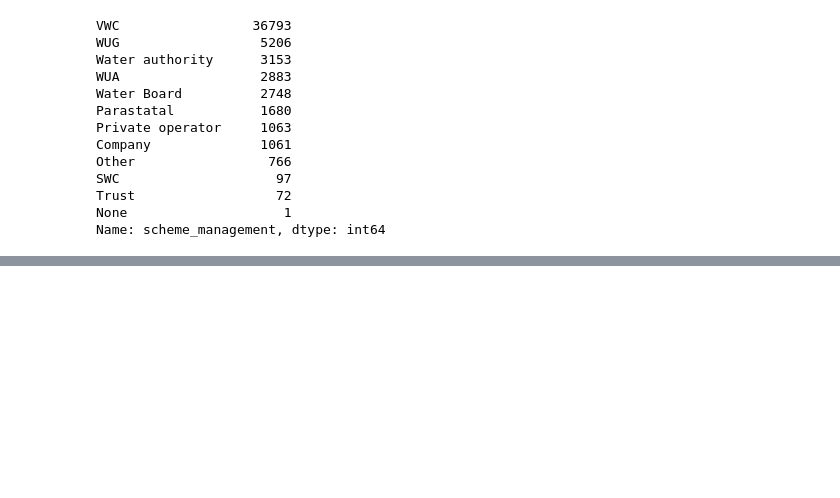
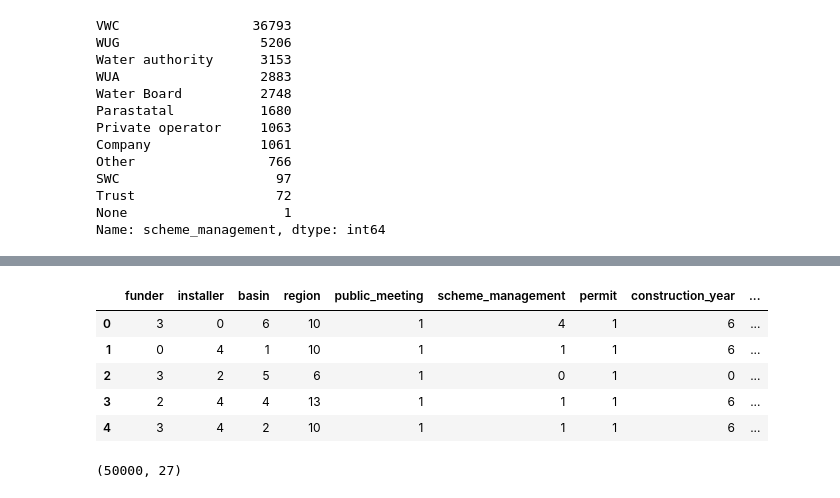
Before and after one commit to learn-co-students/dsc-capstone-project-v2-onl01-dtsc-ft-041320, a Jupyter notebook: CTGAN.ipynb, the cells around one changed output, grey strips where cells are left out. Cells and saved outputs as stored; diff of their text form; code cells hidden in the pictures; blank space fills up the shorter version.

```diff
--- a/CTGAN.ipynb
+++ b/CTGAN.ipynb
@@ -494,0 +451,17 @@ ctgan = CTGANSynthesizer()
+# %%
+synth_cat_cols_train_2 = list(X_synth_df_2.select_dtypes(['object']).columns.values)
+
+X_categorical_synth_train_2 = X_synth_df_2[synth_cat_cols_train_2].apply(lambda x: x.astype('category').cat.codes)
+X_categorical_synth_train_2.head()
+# %% [output]
+|  | funder | installer | basin | region | public_meeting | scheme_management | permit | construction_year | ... |
+| 0 | 3 | 0 | 6 | 10 | 1 | 4 | 1 | 6 | ... |
+| 1 | 0 | 4 | 1 | 10 | 1 | 1 | 1 | 6 | ... |
+| 2 | 3 | 2 | 5 | 6 | 1 | 0 | 1 | 0 | ... |
+| 3 | 2 | 4 | 4 | 13 | 1 | 1 | 1 | 6 | ... |
+| 4 | 3 | 4 | 2 | 10 | 1 | 1 | 1 | 6 | ... |
+# %%
+X_synth_train_2_select = synth_df_num_2.join(X_categorical_synth_train_2)
+X_synth_train_2_select.shape
+# %% [output]
+(50000, 27)
```
Also changed, not shown: parts of 73 cells of this notebook.
